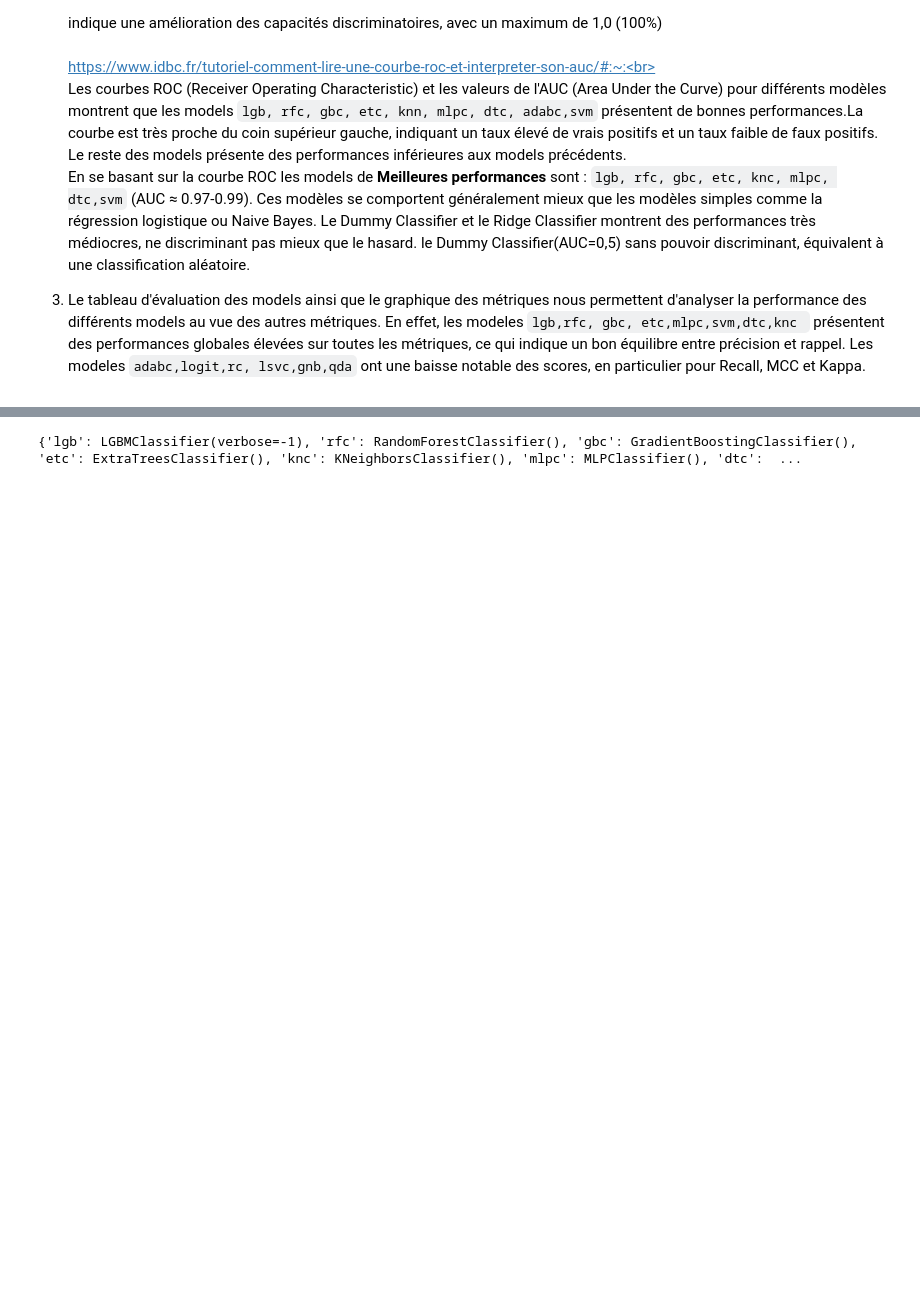
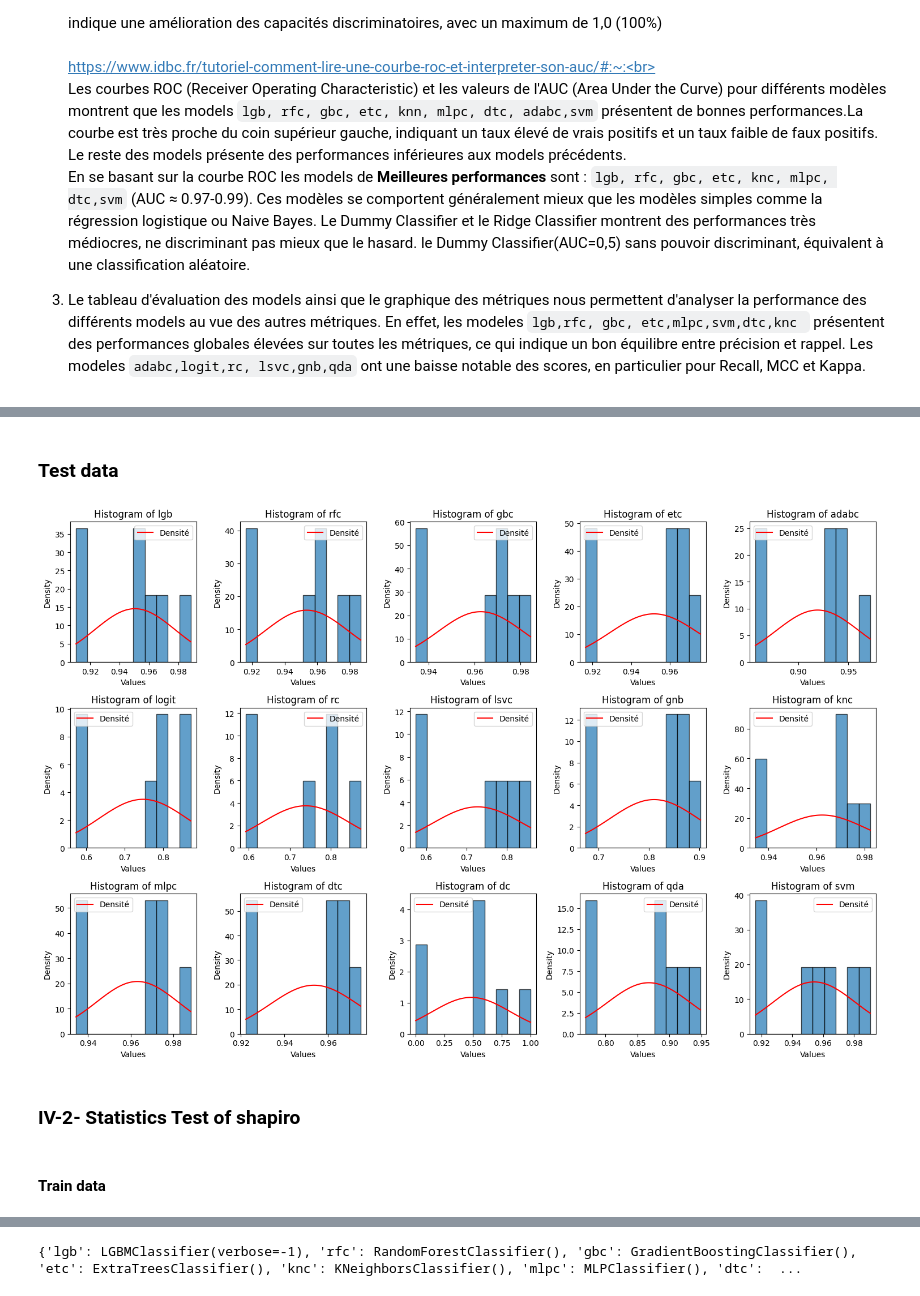
Before and after one commit to KokouNoe/muscoloskeletal_disorder_prediction, a Jupyter notebook: TMC_prediction.ipynb, the cells around one changed output, grey strips where cells are left out. Saved outputs shown, nothing was run; the diff lists cells and outputs as text; code cells hidden in the pictures; blank space fills up the shorter version.

```diff
--- a/TMC_prediction.ipynb
+++ b/TMC_prediction.ipynb
@@ -539,0 +568,42 @@ Dans la suite nous allons optimiser les 8 modèles candidats et continuez l'éva
+# %% [markdown]
+### Test data
+# %%
+# Supposons que df_results soit votre DataFrame
+
+# Déterminer le nombre de lignes et de colonnes pour la grille de sous-graphiques
+num_rows = 3  # Ajuster le nombre de lignes désiré
+num_cols = math.ceil(len(df_results) / num_rows)
+
+# Créer la figure et les sous-graphiques
+fig, axes = plt.subplots(num_rows, num_cols, figsize=(15, 10))
+axes = axes.flatten()
+
+# Itérer sur les lignes du DataFrame et les axes
+for i, (index, row) in enumerate(df_results.iterrows()):
+    # Extraire les données de la ligne
+    data = row  # Adaptez si nécessaire pour sélectionner les colonnes à tracer
+
+    # Créer l'histogramme sur le sous-graphe correspondant
+    axes[i].hist(data, density=True, edgecolor='black', alpha=0.7)
+
+    # Ajouter la courbe de densité
+    x = np.linspace(data.min(), data.max(), 100)
+    axes[i].plot(x, norm.pdf(x, np.mean(data), np.std(data)), color='red', label='Densité')
+
+    # Personnaliser le sous-graphe
+    axes[i].set_title(f"Histogram of {index}")
+    axes[i].set_xlabel("Values")
+    axes[i].set_ylabel("Density")
+    axes[i].legend()
+
+# Ajuster l'espacement entre les sous-graphiques
+plt.tight_layout()
+
+# Afficher la figure
+plt.show()
+# %% [output]
+[figure, added]
+# %% [markdown]
+### **IV-2- Statistics Test of shapiro**
+# %% [markdown]
+#### Train data
```
Also changed, not shown: parts of 14 cells of this notebook, 1 other file.
